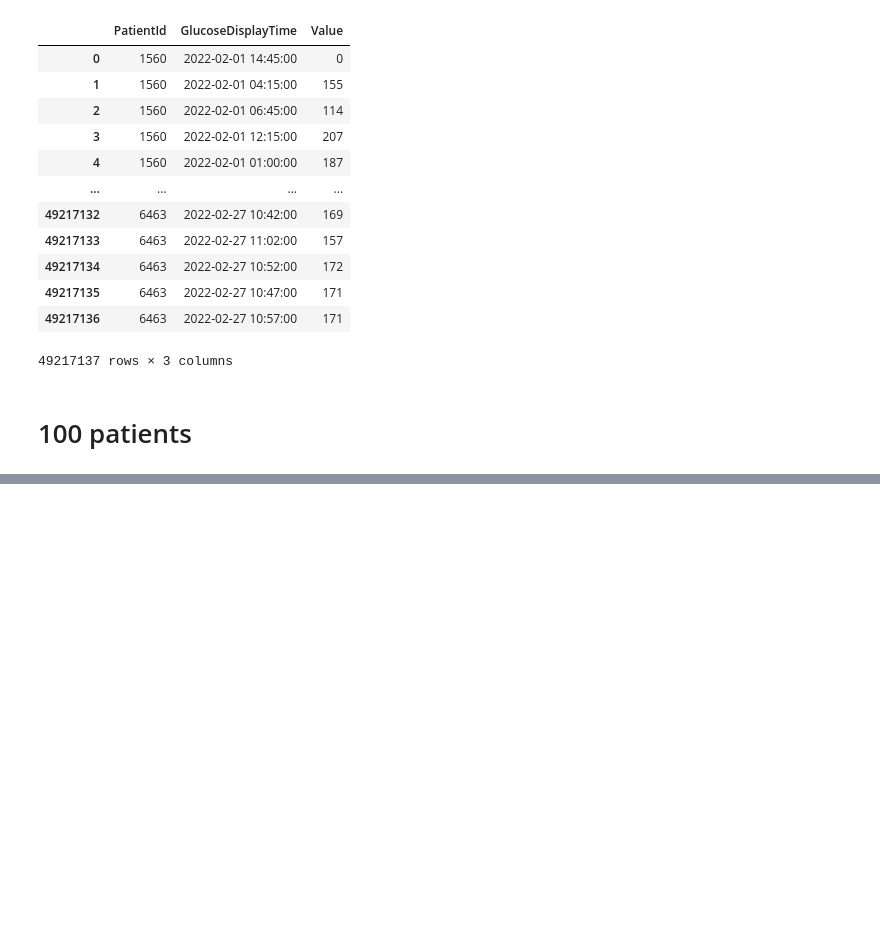
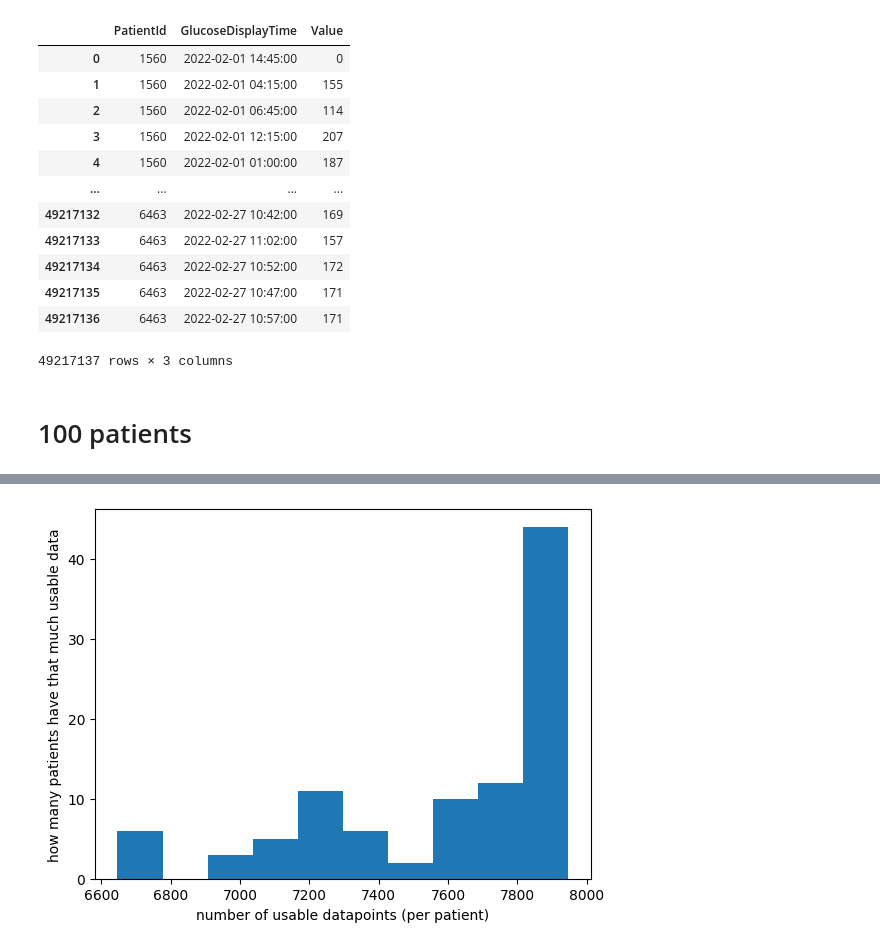
Before and after one commit to karinakanjaria/glucose-data-analysis, a Jupyter notebook: EDA/LeslieEDA2.ipynb, the cells around one changed output, grey strips where cells are left out. Drawn from its saved outputs; the diff is of its cells as text; code cells hidden in the pictures; blank space fills up the shorter version.

```diff
--- a/EDA/LeslieEDA2.ipynb
+++ b/EDA/LeslieEDA2.ipynb
@@ -420 +449,7 @@ yes-long-acting          1214       1214    1214  1214  1214          1214
+# %%
+cohort['AgeBin'] = "age>=90"
+
+ageRanges = np.linspace(30,90,7, dtype=int)
+for i in range(0,len(ageRanges)-1):
+        cohort.loc[(cohort['Age']>=ageRanges[i]) & (cohort['Age']<ageRanges[i+1]), 'AgeBin'] = "%i<=age<%i"%(ageRanges[i],ageRanges[i+1])
 # %% [raw]
@@ -471,0 +505,10 @@ for i in ageRates:
+# %%
+cohortSample = cohort[cohort['intPatientId'].isin(usableValues['PatientId'].values)]
+cohortSample = cohortSample.sample(n=100, random_state=4)
+cohortSample = cohortSample.drop(index=[300, 301, 1358, 6961])
+cohortSample = pd.concat([cohortSample, cohort.iloc[[7930, 7934, 6786, 7916]]])
+
+for c in cols:
+    temp = cohortSample[[c,'PatientId']].groupby(c).count() \
+                .rename(columns={'PatientId':'number sampled'})
+    print(temp)
@@ -471,0 +537,8 @@ for i in ageRates:
+# %%
+temp = cohortSample.merge(usableValues, how="inner", left_on="intPatientId", right_on="PatientId")
+plt.hist(temp['Value'], bins=10)
+plt.xlabel("number of usable datapoints (per patient)")
+plt.ylabel("how many patients have that much usable data")
+del temp
+# %% [output]
+[figure, added]
```
Also changed, not shown: parts of 23 cells of this notebook.
